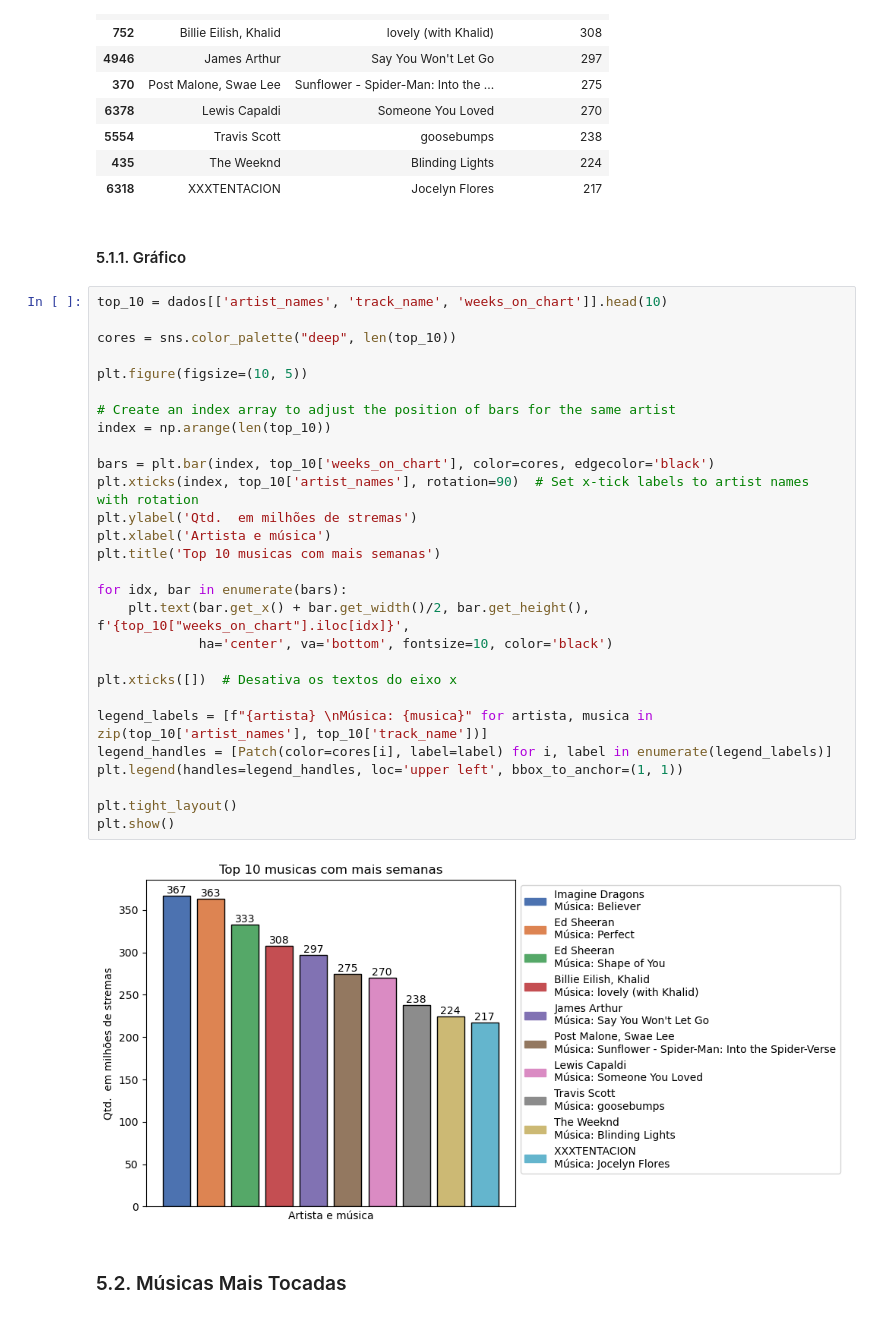
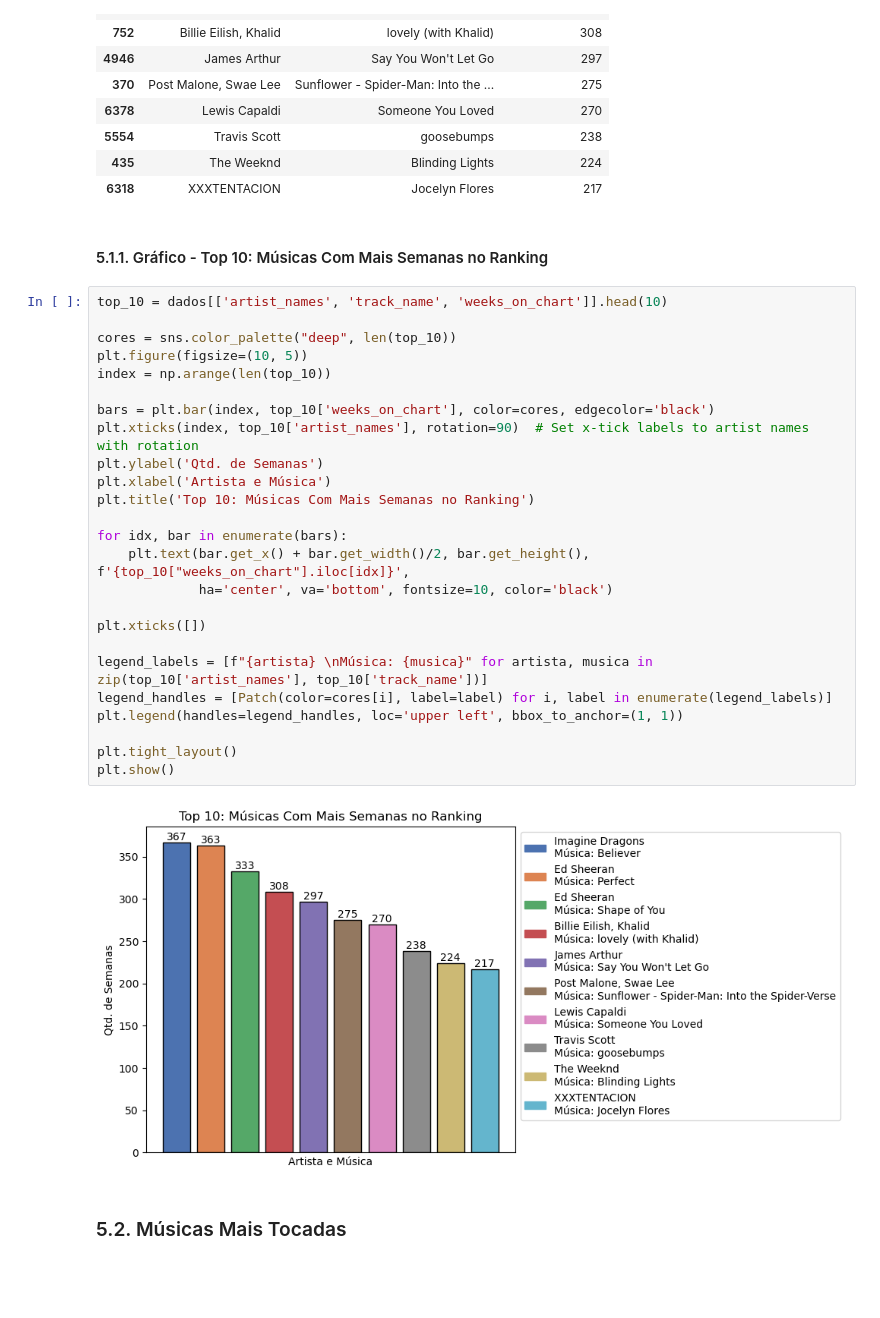
Before and after one commit to EandroC/ExplorandoPrincipaisMusicasDoSpotify, a Jupyter notebook: Analise.ipynb, the cells around one changed output. Drawn from its saved outputs; the diff is of its cells as text; blank space fills up the shorter version.

Commit message:
Gráficos do tópico 5 editados

```diff
--- a/Analise.ipynb
+++ b/Analise.ipynb
@@ -853,36 +855,33 @@ dados[['artist_names', 'track_name', 'weeks_on_chart']].head(10)
 | 435 | The Weeknd | Blinding Lights | 224 |
 | 6318 | XXXTENTACION | Jocelyn Flores | 217 |
 # %% [markdown]
-#### 5\.1\.1\. Gráfico
+#### 5\.1\.1\. Gráfico - Top 10: Músicas Com Mais Semanas no Ranking
 # %%
 top_10 = dados[['artist_names', 'track_name', 'weeks_on_chart']].head(10)
 
 cores = sns.color_palette("deep", len(top_10))
-
 plt.figure(figsize=(10, 5))
-
-# Create an index array to adjust the position of bars for the same artist
 index = np.arange(len(top_10))
 
 bars = plt.bar(index, top_10['weeks_on_chart'], color=cores, edgecolor='black')
 plt.xticks(index, top_10['artist_names'], rotation=90)  # Set x-tick labels to artist names with rotation
-plt.ylabel('Qtd.  em milhões de stremas')
-plt.xlabel('Artista e música')
-plt.title('Top 10 musicas com mais semanas')
+plt.ylabel('Qtd. de Semanas')
+plt.xlabel('Artista e Música')
+plt.title('Top 10: Músicas Com Mais Semanas no Ranking')
 
 for idx, bar in enumerate(bars):
     plt.text(bar.get_x() + bar.get_width()/2, bar.get_height(), f'{top_10["weeks_on_chart"].iloc[idx]}',
              ha='center', va='bottom', fontsize=10, color='black')
 
-plt.xticks([])  # Desativa os textos do eixo x
+plt.xticks([])
 
 legend_labels = [f"{artista} \nMúsica: {musica}" for artista, musica in zip(top_10['artist_names'], top_10['track_name'])]
 legend_handles = [Patch(color=cores[i], label=label) for i, label in enumerate(legend_labels)]
 plt.legend(handles=legend_handles, loc='upper left', bbox_to_anchor=(1, 1))
 
 plt.tight_layout()
 plt.show()
 # %% [output]
-[figure, old version]
+[figure, new version]
 # %% [markdown]
 ### 5\.2\.  Músicas Mais Tocadas
```
Also changed, not shown: parts of 14 cells of this notebook.
